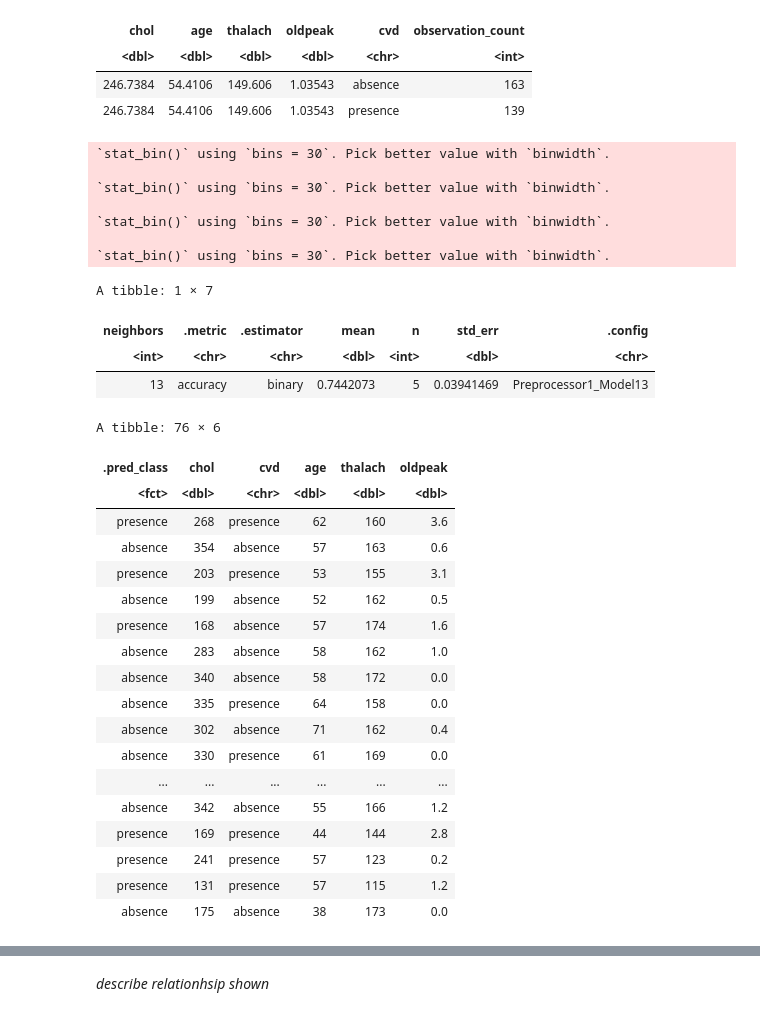
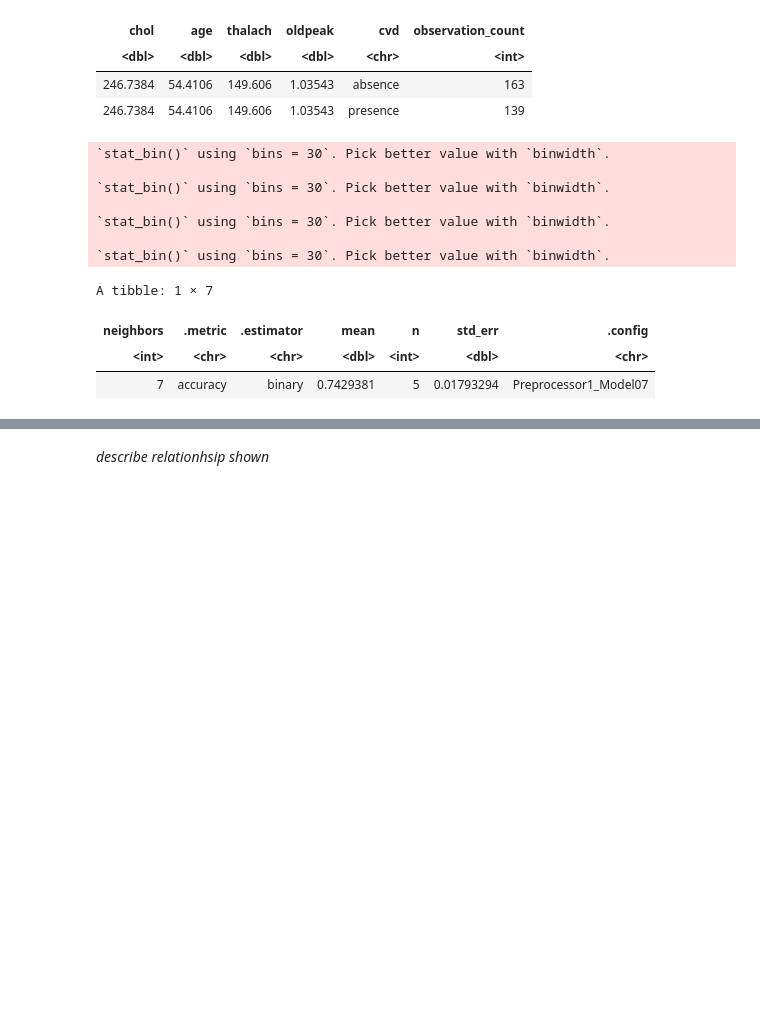
Before and after one commit to mcarbert/dsci_group_8, a Jupyter notebook: project_proposal.ipynb, the cells around one changed output, grey strips where cells are left out. Cells and saved outputs as stored; diff of their text form; code cells hidden in the pictures; blank space fills up the shorter version.

```diff
--- a/project_proposal.ipynb
+++ b/project_proposal.ipynb
@@ -165,6 +165,7 @@ A tibble: 2 × 6
 | 246.7384 | 54.4106 | 149.606 | 1.03543 | presence | 139 |
 # %%
 #ggpairs to comapre varaibles
+set.seed(1)
 heart_pairs <- heart_data |>
 select(cvd, chol, age, thalach, oldpeak) |>
 ggpairs(mapping=ggplot2::aes(colour = cvd, alpha = 0.3)) +
@@ -183,65 +184,32 @@ heart_spec_vf<-nearest_neighbor(weight_func = "rectangular", neighbors = tune())
 #recipe and standadize for valid.
 hd_recipe <- recipe(cvd~ age + thalach + oldpeak, data = hd_train)|>
 step_scale(all_predictors())|>
 step_center(all_predictors())
 
 #vfold
 heart_vfold<-vfold_cv(hd_train, v = 5 , strata = cvd)
 #fit using workflow
 heart_wf_vf<-workflow() %>%
     add_recipe(hd_recipe) %>%
     add_model(heart_spec_vf) %>%
     tune_grid(resamples = heart_vfold, grid = 150) %>%
     collect_metrics()
 #comupte accuracy of vfold
 wf_max<-heart_wf_vf %>%
     filter(.metric == "accuracy") %>%
     arrange(desc(mean)) %>%
     slice(1)
 wf_max
-
-#using best k, re create model
-heart_spec<-nearest_neighbor(weight_func = "rectangular", neighbors = 13) %>%
-    set_engine("kknn") %>%
-    set_mode("classification")
-#put new model into workflow
-heart_wf<- workflow() %>%
-    add_recipe(hd_recipe) %>%
-    add_model(heart_spec) %>%
-    fit(data = hd_train)
-#predict testing using training
-hd_predict<- predict(heart_wf, hd_test) %>%
-bind_cols(hd_test)
-tibble(hd_predict)
 # %% [output]
 `stat_bin()` using `bins = 30`. Pick better value with `binwidth`.
 
 `stat_bin()` using `bins = 30`. Pick better value with `binwidth`.
 
 `stat_bin()` using `bins = 30`. Pick better value with `binwidth`.
 
 `stat_bin()` using `bins = 30`. Pick better value with `binwidth`.
 A tibble: 1 × 7
 | neighbors | .metric | .estimator | mean | n | std_err | .config |
 | <int> | <chr> | <chr> | <dbl> | <int> | <dbl> | <chr> |
-| 13 | accuracy | binary | 0.7442073 | 5 | 0.03941469 | Preprocessor1_Model13 |
+| 7 | accuracy | binary | 0.7429381 | 5 | 0.01793294 | Preprocessor1_Model07 |
-A tibble: 76 × 6
-| .pred_class | chol | cvd | age | thalach | oldpeak |
-| <fct> | <dbl> | <chr> | <dbl> | <dbl> | <dbl> |
-| presence | 268 | presence | 62 | 160 | 3.6 |
-| absence | 354 | absence | 57 | 163 | 0.6 |
-| presence | 203 | presence | 53 | 155 | 3.1 |
-| absence | 199 | absence | 52 | 162 | 0.5 |
-| presence | 168 | absence | 57 | 174 | 1.6 |
-| absence | 283 | absence | 58 | 162 | 1.0 |
-| absence | 340 | absence | 58 | 172 | 0.0 |
-| absence | 335 | presence | 64 | 158 | 0.0 |
-| absence | 302 | absence | 71 | 162 | 0.4 |
-| absence | 330 | presence | 61 | 169 | 0.0 |
-| ... | ... | ... | ... | ... | ... |
-| absence | 342 | absence | 55 | 166 | 1.2 |
-| presence | 169 | presence | 44 | 144 | 2.8 |
-| presence | 241 | presence | 57 | 123 | 0.2 |
-| presence | 131 | presence | 57 | 115 | 1.2 |
-| absence | 175 | absence | 38 | 173 | 0.0 |
 [figure]
```
Also changed, not shown: parts of 1 cell of this notebook.
